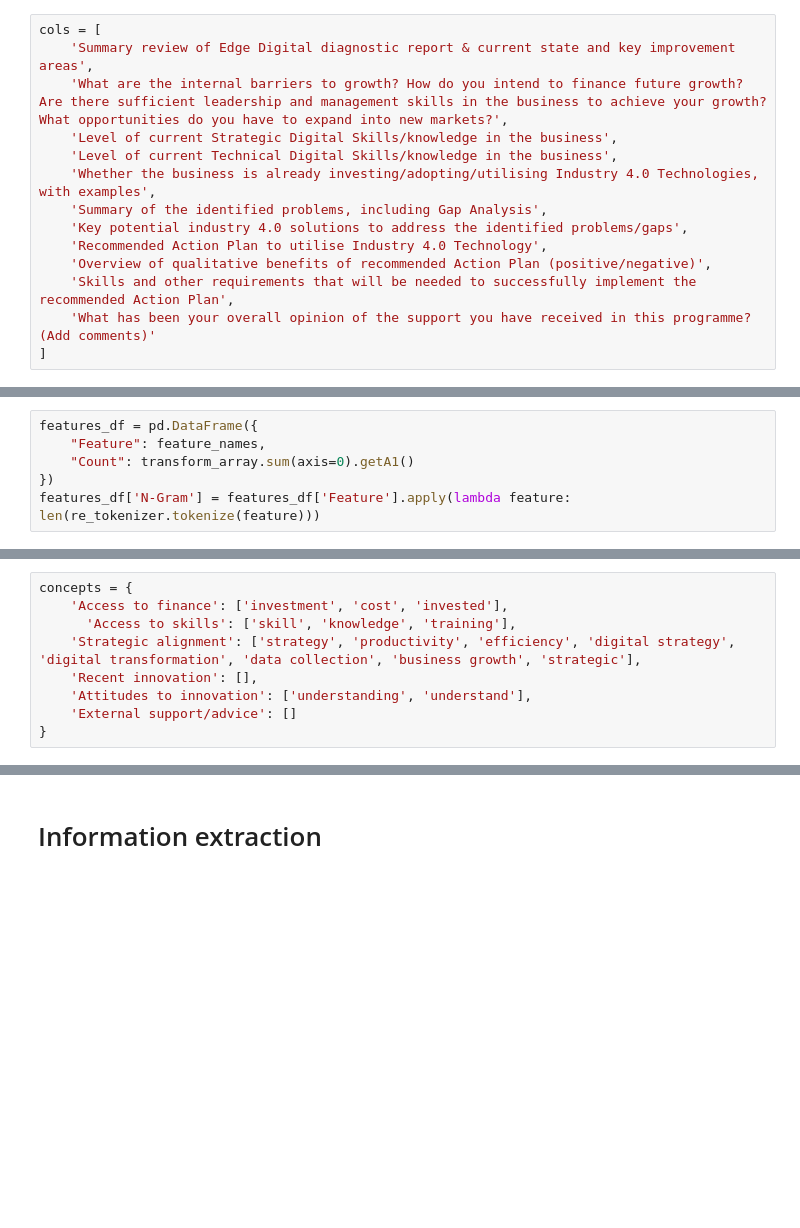
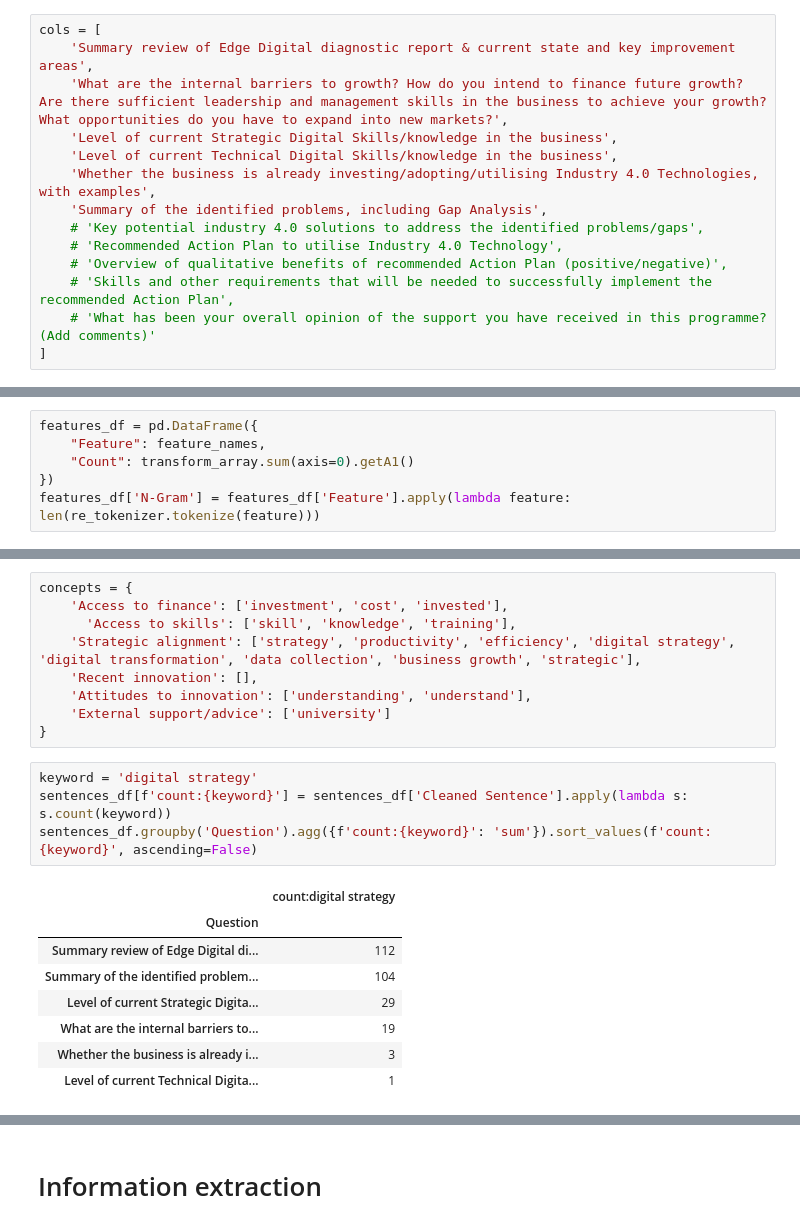
Before and after one commit to roughhawkbit/digi-inno-road-prod, a Jupyter notebook: analysis/6_BERT_approach.ipynb, the cells around one changed output, grey strips where cells are left out. Saved outputs shown, nothing was run; the diff lists cells and outputs as text; blank space fills up the shorter version.

Commit message:
Find questions where keywords/concepts best represented

```diff
--- a/analysis/6_BERT_approach.ipynb
+++ b/analysis/6_BERT_approach.ipynb
@@ -53,11 +98,11 @@ cols = [
     'Level of current Technical Digital Skills/knowledge in the business',
     'Whether the business is already investing/adopting/utilising Industry 4.0 Technologies, with examples',
     'Summary of the identified problems, including Gap Analysis',
-    'Key potential industry 4.0 solutions to address the identified problems/gaps',
-    'Recommended Action Plan to utilise Industry 4.0 Technology',
-    'Overview of qualitative benefits of recommended Action Plan (positive/negative)',
-    'Skills and other requirements that will be needed to successfully implement the recommended Action Plan',
-    'What has been your overall opinion of the support you have received in this programme? (Add comments)'
+    # 'Key potential industry 4.0 solutions to address the identified problems/gaps',
+    # 'Recommended Action Plan to utilise Industry 4.0 Technology',
+    # 'Overview of qualitative benefits of recommended Action Plan (positive/negative)',
+    # 'Skills and other requirements that will be needed to successfully implement the recommended Action Plan',
+    # 'What has been your overall opinion of the support you have received in this programme? (Add comments)'
 ]
 # %%
 responses_df = roadmaps_df[['Client ID'] + cols].melt(id_vars=['Client ID'], value_vars=cols, var_name='Question', value_name='Response')
@@ -187,5 +307,18 @@ concepts = {
     'Strategic alignment': ['strategy', 'productivity', 'efficiency', 'digital strategy', 'digital transformation', 'data collection', 'business growth', 'strategic'],
     'Recent innovation': [],
     'Attitudes to innovation': ['understanding', 'understand'],
-    'External support/advice': []
+    'External support/advice': ['university']
 }
+# %%
+keyword = 'digital strategy'
+sentences_df[f'count:{keyword}'] = sentences_df['Cleaned Sentence'].apply(lambda s: s.count(keyword))
+sentences_df.groupby('Question').agg({f'count:{keyword}': 'sum'}).sort_values(f'count:{keyword}', ascending=False)
+# %% [output]
+|  | count:digital strategy |
+| Question |  |
+| Summary review of Edge Digital di... | 112 |
+| Summary of the identified problem... | 104 |
+| Level of current Strategic Digita... | 29 |
+| What are the internal barriers to... | 19 |
+| Whether the business is already i... | 3 |
+| Level of current Technical Digita... | 1 |
```
Also changed, not shown: parts of 11 cells of this notebook.
